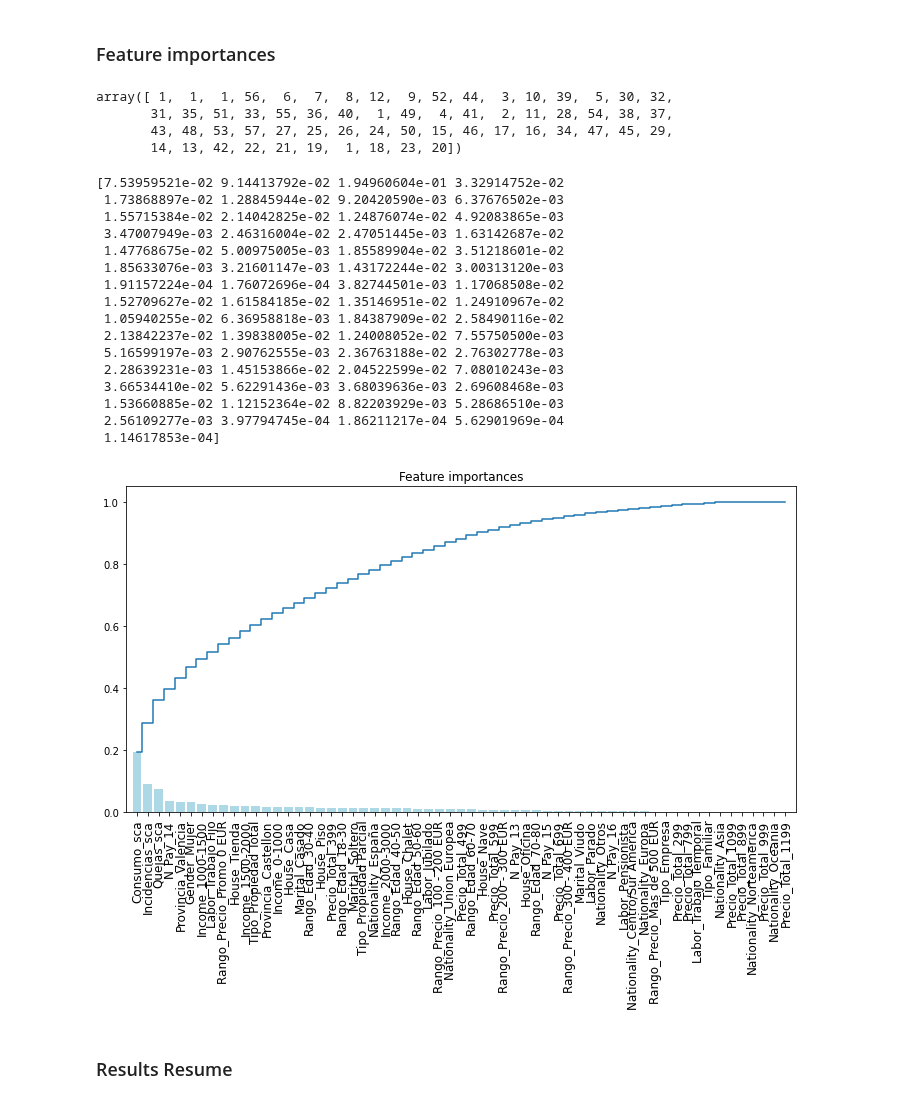
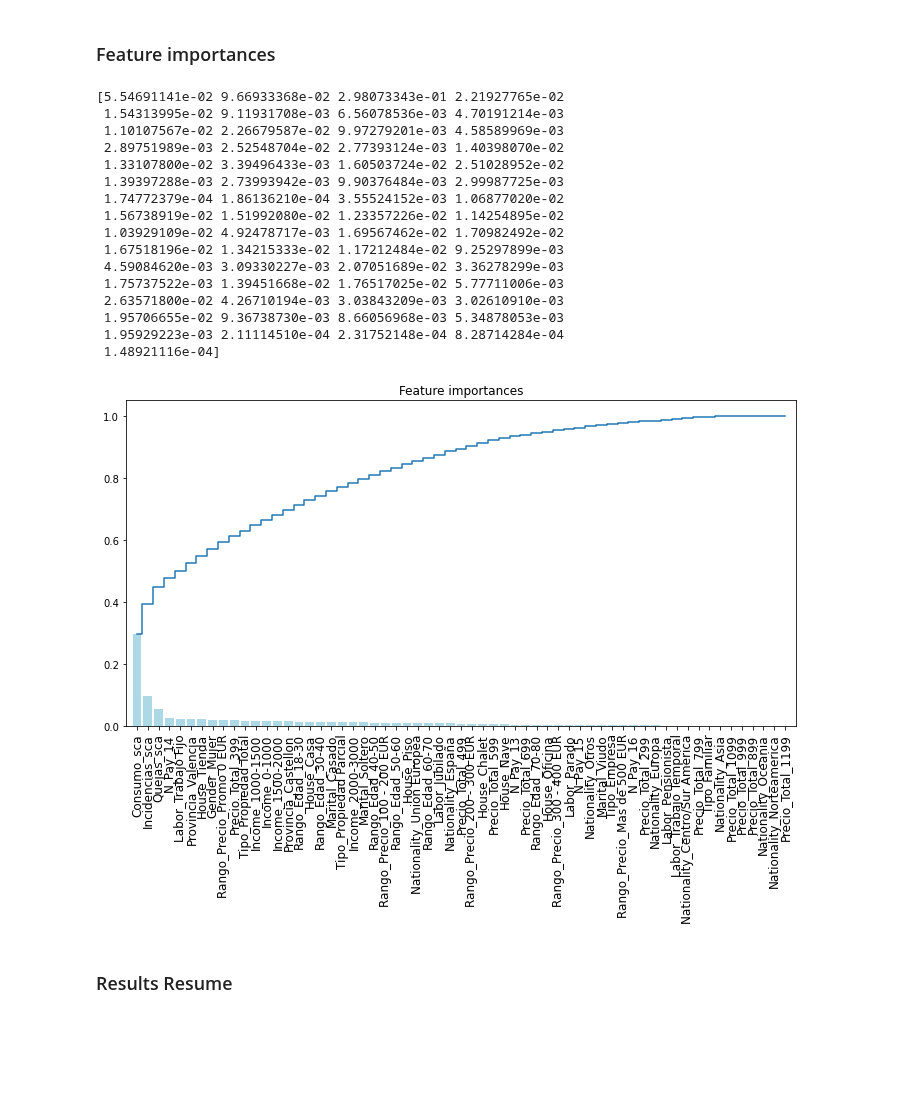
Before and after one commit to albertodiazr/TFM_churn, a Jupyter notebook: notebooks/02.MVP_Com_Val.ipynb, the cells around one changed output. Saved outputs shown, nothing was run; the diff lists cells and outputs as text; code cells hidden in the pictures; blank space fills up the shorter version.

```diff
--- a/notebooks/02.MVP_Com_Val.ipynb
+++ b/notebooks/02.MVP_Com_Val.ipynb
@@ -956,55 +956,40 @@ ax.set_title("Comparing PR Curves");
 [figure]
 # %% [markdown]
 ### Feature importances
-# %%
-from sklearn.feature_selection import RFE
-
-modell = LogisticRegression(max_iter=1000, class_weight="balanced")
-rfe = RFE(modell, 5)
-rfe = rfe.fit(X_train,y_train)
-
-rfe.ranking_
-# %% [output]
-array([ 1,  1,  1, 56,  6,  7,  8, 12,  9, 52, 44,  3, 10, 39,  5, 30, 32,
-       31, 35, 51, 33, 55, 36, 40,  1, 49,  4, 41,  2, 11, 28, 54, 38, 37,
-       43, 48, 53, 57, 27, 25, 26, 24, 50, 15, 46, 17, 16, 34, 47, 45, 29,
-       14, 13, 42, 22, 21, 19,  1, 18, 23, 20])
 # %%
-from sklearn.ensemble import ExtraTreesClassifier
-
-model = ExtraTreesClassifier()
+model = DecisionTreeClassifier()
 model.fit(X_train, y_train)
 
 print(model.feature_importances_)
 importances = model.feature_importances_
 feat_names = dummy_df.drop(['Estado'],axis=1).columns
 
 indices = np.argsort(importances)[::-1]
 plt.figure(figsize=(12,6))
 plt.title("Feature importances")
 plt.bar(range(len(indices)), importances[indices], color='lightblue',  align="center")
 plt.step(range(len(indices)), np.cumsum(importances[indices]), where='mid', label='Cumulative')
 plt.xticks(range(len(indices)), feat_names[indices], rotation='vertical',fontsize=12)
 plt.xlim([-1, len(indices)])
 plt.show()
 # %% [output]
-[7.53959521e-02 9.14413792e-02 1.94960604e-01 3.32914752e-02
- 1.73868897e-02 1.28845944e-02 9.20420590e-03 6.37676502e-03
- 1.55715384e-02 2.14042825e-02 1.24876074e-02 4.92083865e-03
- 3.47007949e-03 2.46316004e-02 2.47051445e-03 1.63142687e-02
- 1.47768675e-02 5.00975005e-03 1.85589904e-02 3.51218601e-02
- 1.85633076e-03 3.21601147e-03 1.43172244e-02 3.00313120e-03
- 1.91157224e-04 1.76072696e-04 3.82744501e-03 1.17068508e-02
- 1.52709627e-02 1.61584185e-02 1.35146951e-02 1.24910967e-02
- 1.05940255e-02 6.36958818e-03 1.84387909e-02 2.58490116e-02
- 2.13842237e-02 1.39838005e-02 1.24008052e-02 7.55750500e-03
- 5.16599197e-03 2.90762555e-03 2.36763188e-02 2.76302778e-03
- 2.28639231e-03 1.45153866e-02 2.04522599e-02 7.08010243e-03
- 3.66534410e-02 5.62291436e-03 3.68039636e-03 2.69608468e-03
- 1.53660885e-02 1.12152364e-02 8.82203929e-03 5.28686510e-03
- 2.56109277e-03 3.97794745e-04 1.86211217e-04 5.62901969e-04
- 1.14617853e-04]
+[5.54691141e-02 9.66933368e-02 2.98073343e-01 2.21927765e-02
+ 1.54313995e-02 9.11931708e-03 6.56078536e-03 4.70191214e-03
+ 1.10107567e-02 2.26679587e-02 9.97279201e-03 4.58589969e-03
+ 2.89751989e-03 2.52548704e-02 2.77393124e-03 1.40398070e-02
+ 1.33107800e-02 3.39496433e-03 1.60503724e-02 2.51028952e-02
+ 1.39397288e-03 2.73993942e-03 9.90376484e-03 2.99987725e-03
+ 1.74772379e-04 1.86136210e-04 3.55524152e-03 1.06877020e-02
+ 1.56738919e-02 1.51992080e-02 1.23357226e-02 1.14254895e-02
+ 1.03929109e-02 4.92478717e-03 1.69567462e-02 1.70982492e-02
+ 1.67518196e-02 1.34215333e-02 1.17212484e-02 9.25297899e-03
+ 4.59084620e-03 3.09330227e-03 2.07051689e-02 3.36278299e-03
+ 1.75737522e-03 1.39451668e-02 1.76517025e-02 5.77711006e-03
+ 2.63571800e-02 4.26710194e-03 3.03843209e-03 3.02610910e-03
+ 1.95706655e-02 9.36738730e-03 8.66056968e-03 5.34878053e-03
+ 1.95929223e-03 2.11114510e-04 2.31752148e-04 8.28714284e-04
+ 1.48921116e-04]
-[figure, old version]
+[figure, new version]
 # %% [markdown]
 ### Results Resume
 # %%
```
Also changed, not shown: parts of 1 cell of this notebook, 2 other files.
